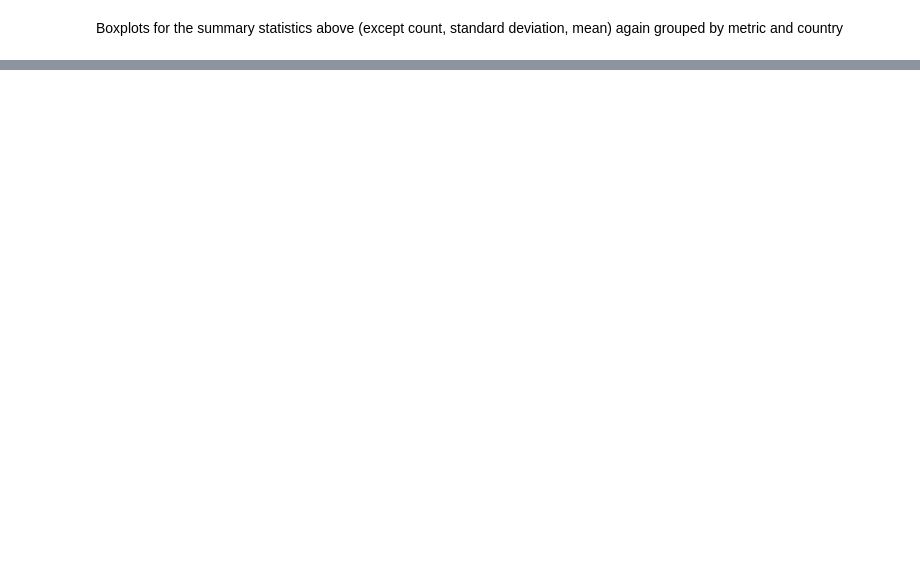
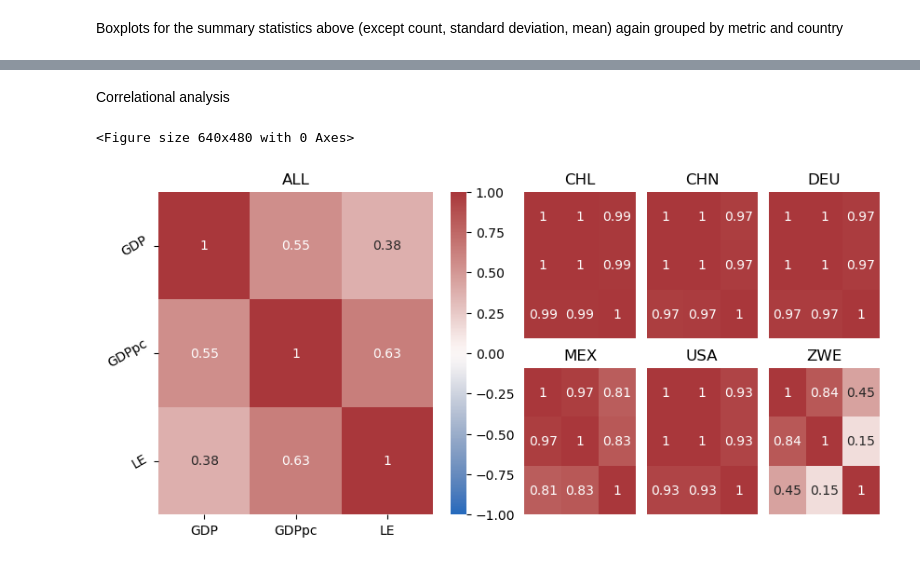
Before and after one commit to MaximilianHauser/CC_DS21_Life_Expectancy_and_GDP, a Jupyter notebook: life_expectancy_gdp.ipynb, the cells around one changed output, grey strips where cells are left out. Saved outputs shown, nothing was run; the diff lists cells and outputs as text; code cells hidden in the pictures; blank space fills up the shorter version.

Commit message:
Correlation suggests rel between GDP and LE, or did they grow independent of each other?

```diff
--- a/life_expectancy_gdp.ipynb
+++ b/life_expectancy_gdp.ipynb
@@ -209,0 +256,51 @@ Boxplots for the summary statistics above (except count, standard deviation, mea
+# %% [markdown]
+Correlational analysis
+# %%
+# check for overall correlation between the variables ------------------------------------------------------------------------ #
+chl_corr = wdi_df[wdi_df["Country"]=="CHL"].corr()
+chn_corr = wdi_df[wdi_df["Country"]=="CHN"].corr()
+deu_corr = wdi_df[wdi_df["Country"]=="DEU"].corr()
+mex_corr = wdi_df[wdi_df["Country"]=="MEX"].corr()
+usa_corr = wdi_df[wdi_df["Country"]=="USA"].corr()
+zwe_corr = wdi_df[wdi_df["Country"]=="ZWE"].corr()
+all_corr = wdi_df.corr()
+
+# plot a heatmap for better visual readability ------------------------------------------------------------------------------- #
+plt.clf()
+
+fig = plt.figure(figsize=(10,4.5))
+fig.subplots_adjust(hspace=0.2, wspace=0.1)
+
+ax = fig.add_subplot(2, 6, 4)
+sns.heatmap(chl_corr, vmin=-1, vmax=1, xticklabels=False, yticklabels=False, cmap="vlag", annot=True, cbar=False, ax=ax)
+plt.title("CHL")
+
+ax = fig.add_subplot(2, 6, 5)
+sns.heatmap(chn_corr, vmin=-1, vmax=1, xticklabels=False, yticklabels=False, cmap="vlag", cbar=False, annot=True, ax=ax)
+plt.title("CHN")
+
+ax = fig.add_subplot(2, 6, 6)
+sns.heatmap(deu_corr, vmin=-1, vmax=1, xticklabels=False, yticklabels=False, cmap="vlag", annot=True, cbar=False, ax=ax)
+plt.title("DEU")
+
+ax = fig.add_subplot(2, 6, 10)
+sns.heatmap(mex_corr, vmin=-1, vmax=1, xticklabels=False, yticklabels=False, cmap="vlag", annot=True, cbar=False, ax=ax)
+plt.title("MEX")
+
+ax = fig.add_subplot(2, 6, 11)
+sns.heatmap(usa_corr, vmin=-1, vmax=1, xticklabels=False, yticklabels=False, cmap="vlag", annot=True, cbar=False, ax=ax)
+plt.title("USA")
+
+ax = fig.add_subplot(2, 6, 12)
+sns.heatmap(zwe_corr, vmin=-1, vmax=1, xticklabels=False, yticklabels=False, cmap="vlag", annot=True, cbar=False, ax=ax)
+plt.title("ZWE")
+
+ax = fig.add_subplot(1, 2, 1)
+sns.heatmap(all_corr, vmin=-1, vmax=1, xticklabels=all_corr.columns, yticklabels=all_corr.columns, cmap="vlag", annot=True, ax=ax)
+plt.yticks(rotation=30)
+plt.title("ALL")
+
+plt.show()
+# %% [output]
+<Figure size 640x480 with 0 Axes>
+[figure, added]
```
Also changed, not shown: parts of 9 cells of this notebook.
